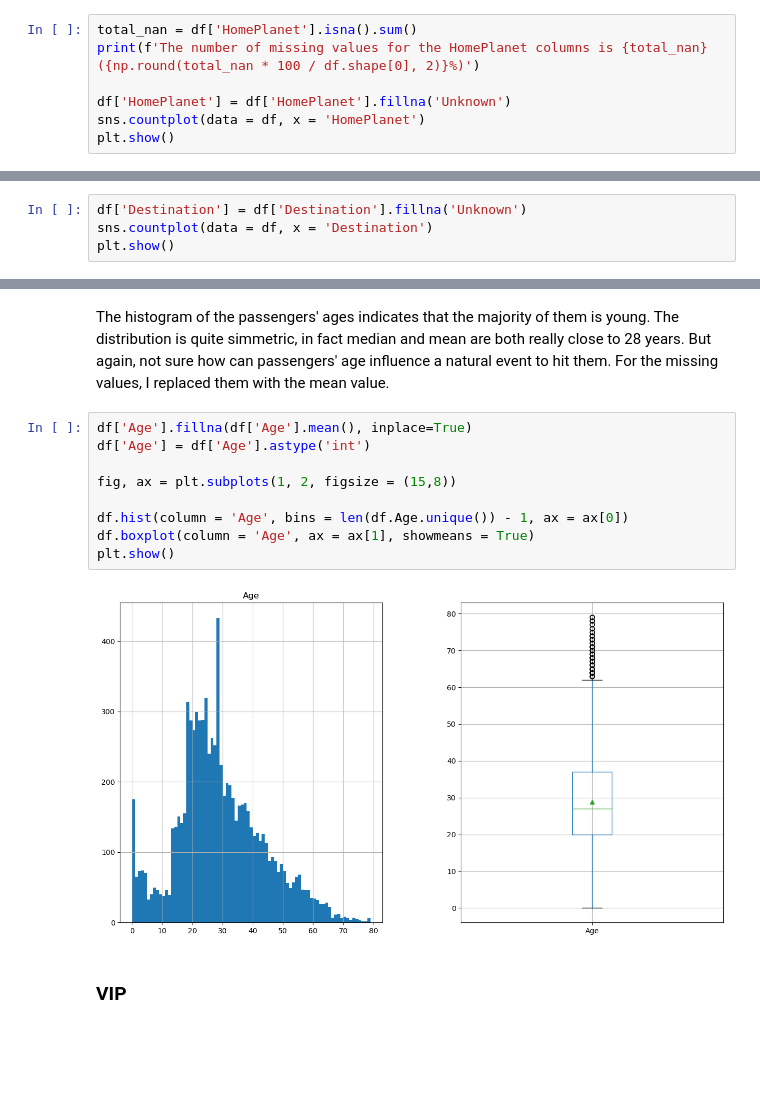
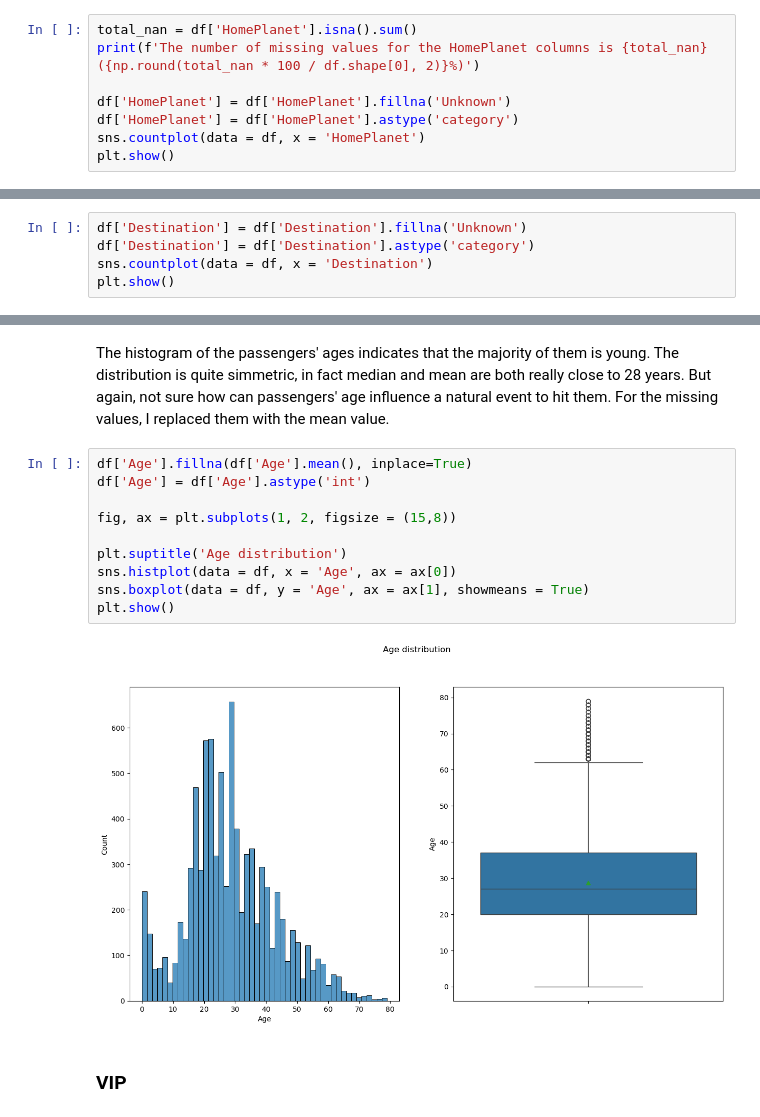
Before and after one commit to gianlucatut16/Spaceship-Titanic, a Jupyter notebook: main.ipynb, the cells around one changed output, grey strips where cells are left out. Drawn from its saved outputs; the diff is of its cells as text; blank space fills up the shorter version.

```diff
--- a/main.ipynb
+++ b/main.ipynb
@@ -99,6 +108,7 @@ total_nan = df['HomePlanet'].isna().sum()
 print(f'The number of missing values for the HomePlanet columns is {total_nan} ({np.round(total_nan * 100 / df.shape[0], 2)}%)')
 
 df['HomePlanet'] = df['HomePlanet'].fillna('Unknown')
+df['HomePlanet'] = df['HomePlanet'].astype('category')
 sns.countplot(data = df, x = 'HomePlanet')
 plt.show()
 # %% [output]
@@ -146,5 +155,6 @@ So the destinations are TRAPPIST-1e, PSO J318.5-22, 55 Cancri e. Here there are
 # %%
 df['Destination'] = df['Destination'].fillna('Unknown')
+df['Destination'] = df['Destination'].astype('category')
 sns.countplot(data = df, x = 'Destination')
 plt.show()
 # %% [output]
@@ -156,14 +166,15 @@ The histogram of the passengers' ages indicates that the majority of them is you
 # %%
 df['Age'].fillna(df['Age'].mean(), inplace=True)
 df['Age'] = df['Age'].astype('int')
 
 fig, ax = plt.subplots(1, 2, figsize = (15,8))
 
-df.hist(column = 'Age', bins = len(df.Age.unique()) - 1, ax = ax[0])
-df.boxplot(column = 'Age', ax = ax[1], showmeans = True)
+plt.suptitle('Age distribution')
+sns.histplot(data = df, x = 'Age', ax = ax[0])
+sns.boxplot(data = df, y = 'Age', ax = ax[1], showmeans = True)
 plt.show()
 # %% [output]
-[figure, old version]
+[figure, new version]
 # %% [markdown]
 ### VIP
 # %% [markdown]
```
Also changed, not shown: parts of 45 cells of this notebook, 1 other file.
